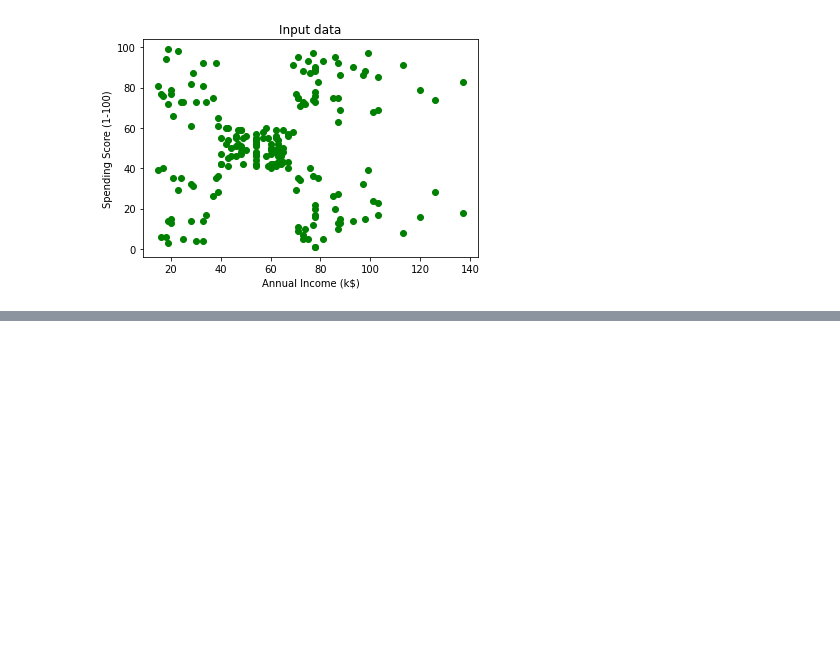
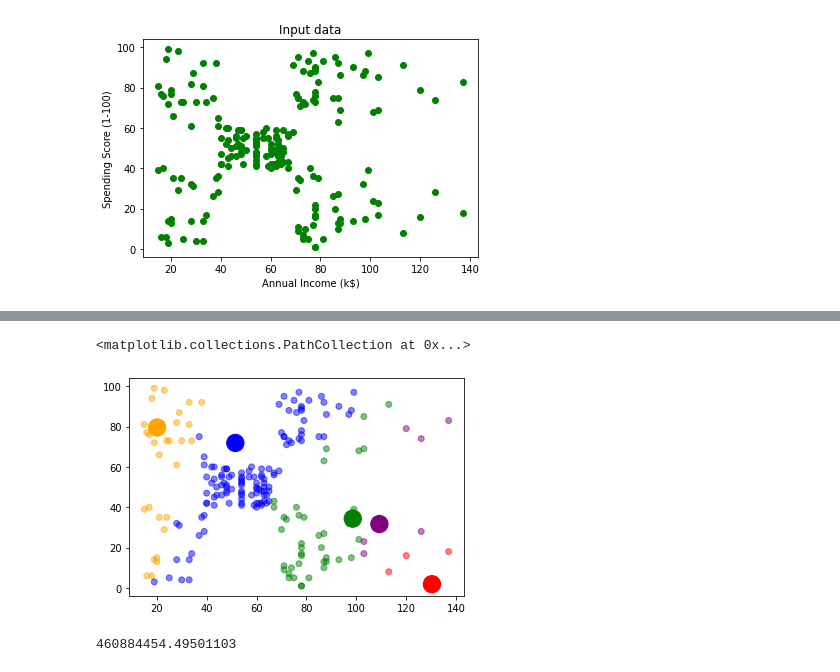
Before and after one commit to crmsnbleyd/kmeans-py, a Jupyter notebook: k-means.ipynb, the cells around one changed output, grey strips where cells are left out. Drawn from its saved outputs; the diff is of its cells as text; code cells hidden in the pictures; blank space fills up the shorter version.

```diff
--- a/k-means.ipynb
+++ b/k-means.ipynb
@@ -93,0 +118,13 @@ def assign_centroid(data, centroids):
+# %%
+colors = {0:'red', 1:'blue', 2:'green', 3:'orange', 4:'purple'}
+
+plt.scatter(x.iloc[:,0], x.iloc[:,1],  marker = 'o', c = x['centroid'].apply(lambda z: colors[z]), alpha = 0.5)
+plt.scatter(centroids.iloc[:,0], centroids.iloc[:,1],  marker = 'o', s=300,
+           c = centroids.index.map(lambda z: colors[z]))
+# %% [output]
+<matplotlib.collections.PathCollection at 0x...>
+[figure, added]
+# %%
+x['error'].sum()
+# %% [output]
+460884454.49501103
```
Also changed, not shown: parts of 8 cells of this notebook.
